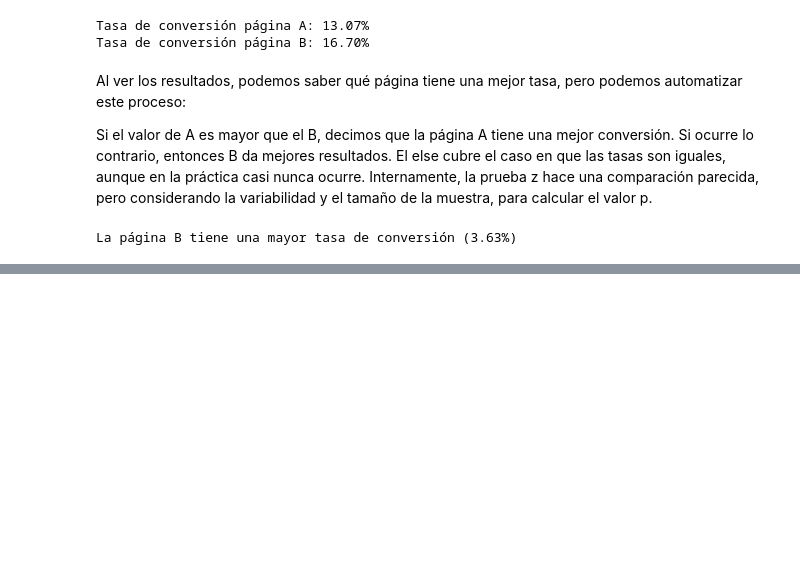
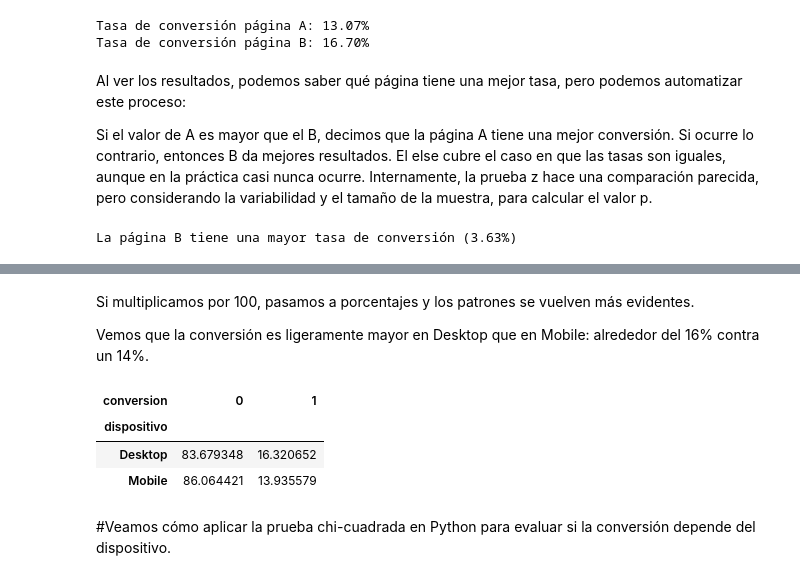
Before and after one commit to camiloch28/landing_experiment_synthetic-analysis, a Jupyter notebook: landing-experiment-analysis.ipynb, the cells around one changed output, grey strips where cells are left out. Cells and saved outputs as stored; diff of their text form; code cells hidden in the pictures; blank space fills up the shorter version.

```diff
--- a/landing-experiment-analysis.ipynb
+++ b/landing-experiment-analysis.ipynb
@@ -531,0 +604,13 @@ La página B tiene una mayor tasa de conversión (3.63%)
+# %% [markdown]
+Si multiplicamos por 100, pasamos a porcentajes y los patrones se vuelven más evidentes.
+
+Vemos que la conversión es ligeramente mayor en Desktop que en Mobile: alrededor del 16% contra un 14%.
+# %%
+pd.crosstab(df['dispositivo'], df['conversion'], normalize='index') * 100
+# %% [output]
+| conversion | 0 | 1 |
+| dispositivo |  |  |
+| Desktop | 83.679348 | 16.320652 |
+| Mobile | 86.064421 | 13.935579 |
+# %% [markdown]
+#Veamos cómo aplicar la prueba chi-cuadrada en Python para evaluar si la conversión depende del dispositivo.
```
Also changed, not shown: parts of 23 cells of this notebook.
